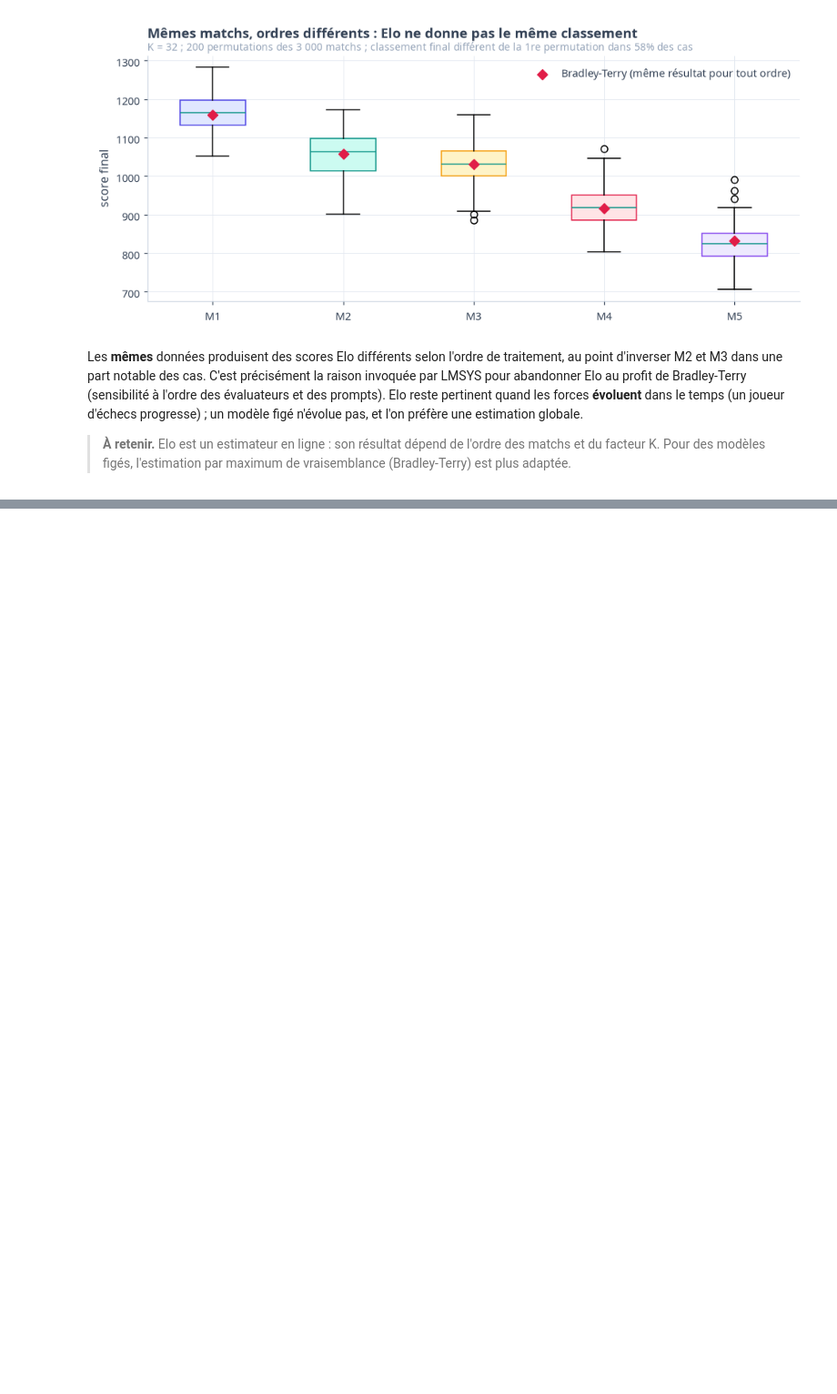
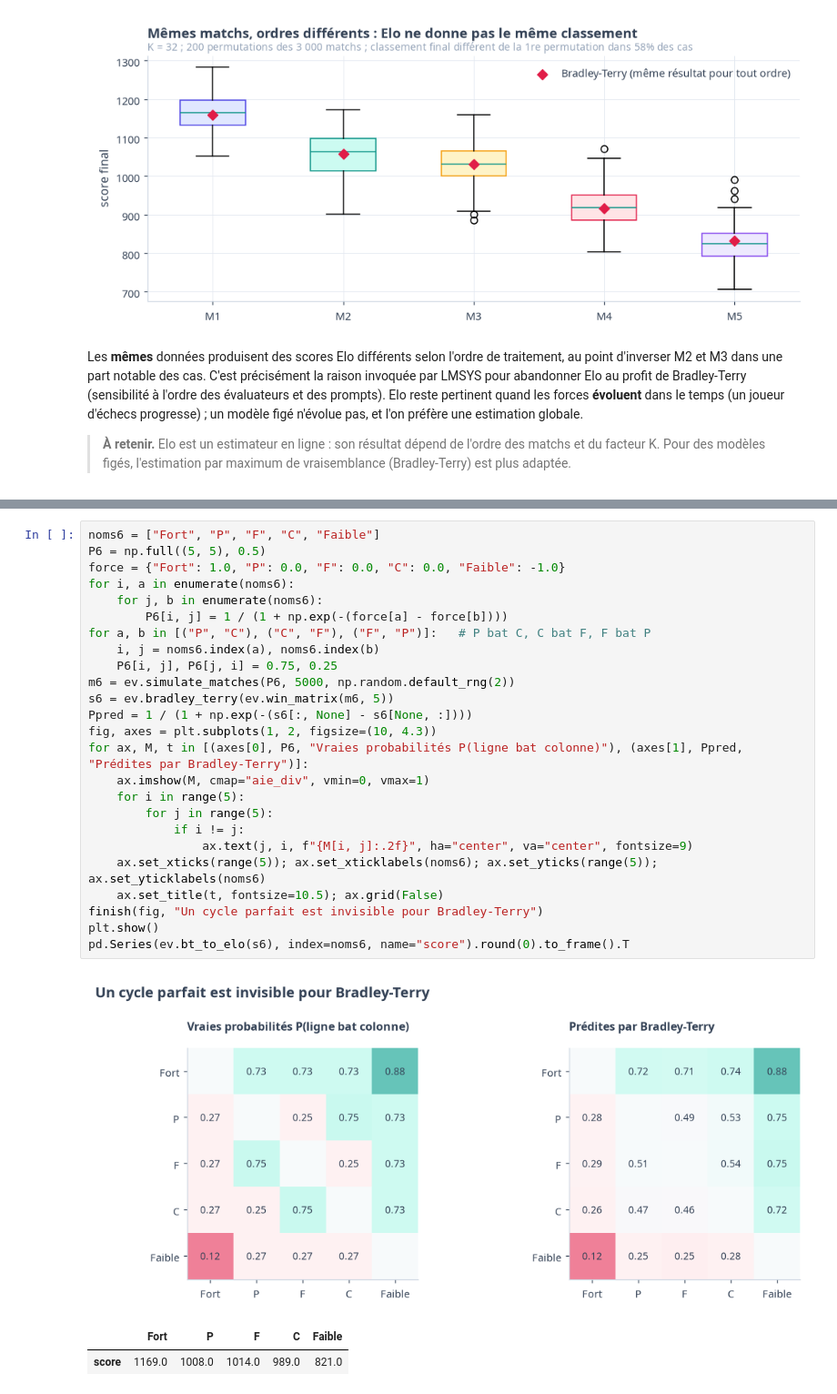
Before and after one commit to gwils28/AI_Engineering__ByTheBook, a Jupyter notebook: notebooks/ch03_methodologie_evaluation/ch03_cours_4_evaluation_comparative.ipynb, the cells around one changed output, grey strips where cells are left out. Shown at 91% size. Drawn from its saved outputs; the diff is of its cells as text; blank space fills up the shorter version.

```diff
--- a/notebooks/ch03_methodologie_evaluation/ch03_cours_4_evaluation_comparative.ipynb
+++ b/notebooks/ch03_methodologie_evaluation/ch03_cours_4_evaluation_comparative.ipynb
@@ -180,0 +330,29 @@ une estimation globale.
+# %%
+noms6 = ["Fort", "P", "F", "C", "Faible"]
+P6 = np.full((5, 5), 0.5)
+force = {"Fort": 1.0, "P": 0.0, "F": 0.0, "C": 0.0, "Faible": -1.0}
+for i, a in enumerate(noms6):
+    for j, b in enumerate(noms6):
+        P6[i, j] = 1 / (1 + np.exp(-(force[a] - force[b])))
+for a, b in [("P", "C"), ("C", "F"), ("F", "P")]:   # P bat C, C bat F, F bat P
+    i, j = noms6.index(a), noms6.index(b)
+    P6[i, j], P6[j, i] = 0.75, 0.25
+m6 = ev.simulate_matches(P6, 5000, np.random.default_rng(2))
+s6 = ev.bradley_terry(ev.win_matrix(m6, 5))
+Ppred = 1 / (1 + np.exp(-(s6[:, None] - s6[None, :])))
+fig, axes = plt.subplots(1, 2, figsize=(10, 4.3))
+for ax, M, t in [(axes[0], P6, "Vraies probabilités P(ligne bat colonne)"), (axes[1], Ppred, "Prédites par Bradley-Terry")]:
+    ax.imshow(M, cmap="aie_div", vmin=0, vmax=1)
+    for i in range(5):
+        for j in range(5):
+            if i != j:
+                ax.text(j, i, f"{M[i, j]:.2f}", ha="center", va="center", fontsize=9)
+    ax.set_xticks(range(5)); ax.set_xticklabels(noms6); ax.set_yticks(range(5)); ax.set_yticklabels(noms6)
+    ax.set_title(t, fontsize=10.5); ax.grid(False)
+finish(fig, "Un cycle parfait est invisible pour Bradley-Terry")
+plt.show()
+pd.Series(ev.bt_to_elo(s6), index=noms6, name="score").round(0).to_frame().T
+# %% [output]
+[figure, added]
+|  | Fort | P | F | C | Faible |
+| score | 1169.0 | 1008.0 | 1014.0 | 989.0 | 821.0 |
```
Also changed, not shown: parts of 22 cells of this notebook.
